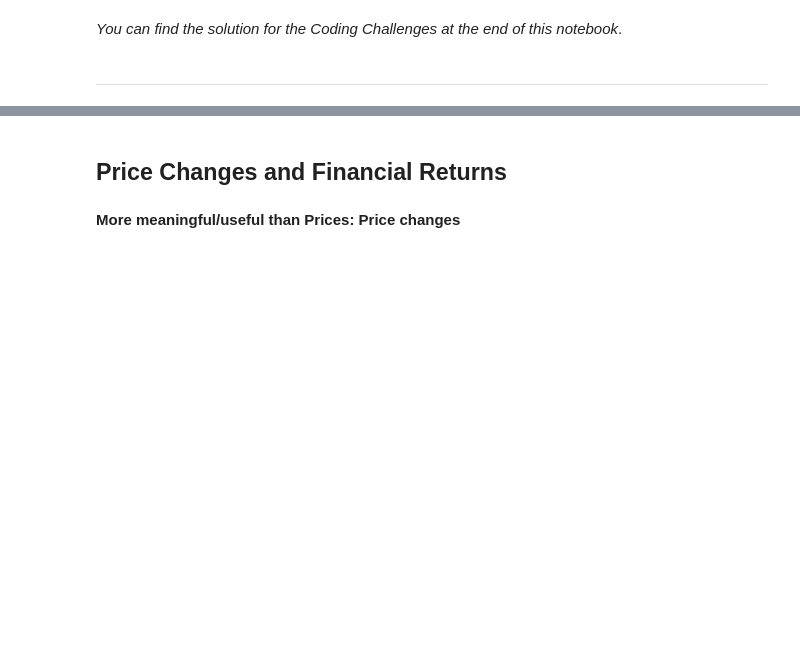
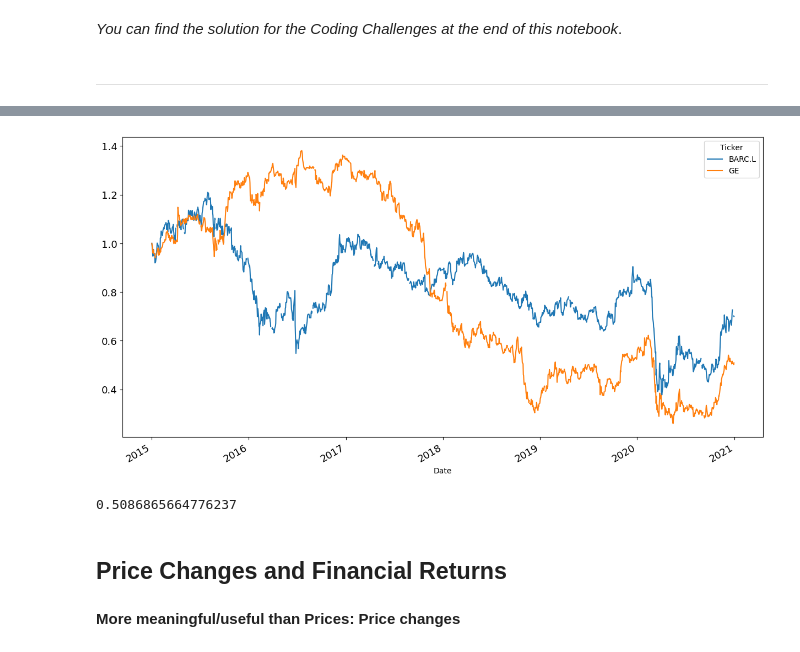
Before and after one commit to L-Gre/TradeFX-AI, a Jupyter notebook: pt2_pandas_oop_financial_analytics/NB_02_Financial_Data_Analysis.ipynb, the cells around one changed output, grey strips where cells are left out. Cells and saved outputs as stored; diff of their text form; code cells hidden in the pictures; blank space fills up the shorter version.

```diff
--- a/pt2_pandas_oop_financial_analytics/NB_02_Financial_Data_Analysis.ipynb
+++ b/pt2_pandas_oop_financial_analytics/NB_02_Financial_Data_Analysis.ipynb
@@ -511,3 +561,14 @@ _You can find the solution for the Coding Challenges at the end of this notebook
+# %%
+close_n = close.div(close.iloc[0]).mul(1).copy()
+# %%
+close_n.plot(figsize= (15,8), fontsize= 13)
+plt.show()
+# %% [output]
+[figure, added]
+# %%
+close_n.loc['2020-12-30', 'GE']
+# %% [output]
+0.5086865664776237
 # %% [markdown]
 ## Price Changes and Financial Returns
 # %% [markdown]
```
Also changed, not shown: parts of 59 cells of this notebook.
